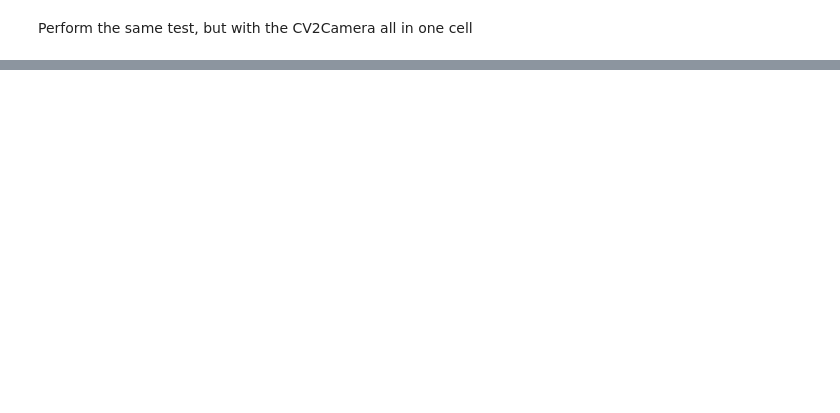
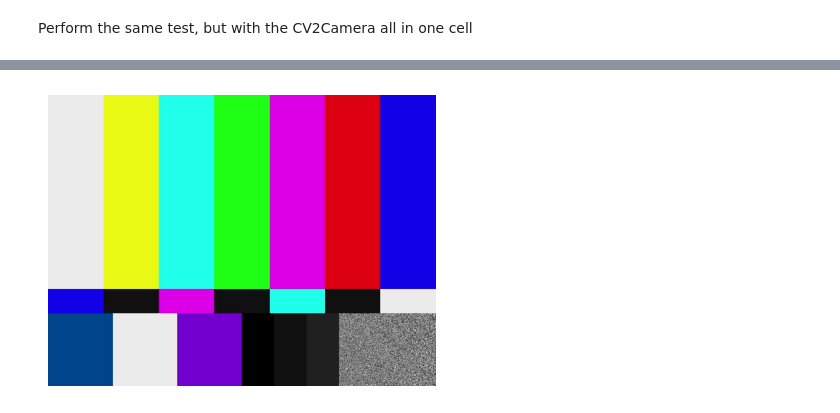
Before and after one commit to johnnewto/UAV, a Jupyter notebook: nbs/tutorials/mav_camera_walkthrough.ipynb, the cells around one changed output, grey strips where cells are left out. Cells and saved outputs as stored; diff of their text form; code cells hidden in the pictures; blank space fills up the shorter version.

Commit message:
refactoring and testing

```diff
--- a/nbs/tutorials/mav_camera_walkthrough.ipynb
+++ b/nbs/tutorials/mav_camera_walkthrough.ipynb
@@ -90,5 +87,5 @@ set_mav_connection CameraClient mavcom.py:107 self.mav_connection = <MAVCom>
 # %% [markdown]
 Add the camera server to the server mavlink connection
 # %%
-server.add_component(CameraServer(mav_type=mavutil.mavlink.MAV_TYPE_GCS, source_component=22, camera=cam_gst_1, debug=False))
+server.add_component(CameraServer(mav_type=mavlink.MAV_TYPE_CAMERA, source_component=mavlink.MAV_COMP_ID_CAMERA, camera=cam_gst_1))
 # %% [output]
@@ -104,9 +104,3 @@ True
 # %% [markdown]
 Set the target system and component for the camera client
 and request camera information, storage information, camera capture status, and camera settings
-# %%
-cam.set_target(222, 22)  # client set target to server
-cam.request_camera_information()
-cam.request_storage_information()
-cam.request_camera_capture_status()
-cam.request_camera_settings()
@@ -118,0 +107,12 @@ CAMERA_Client  CAMERA_SETTINGS {time_boot_ms : 386, mode_id : 0, zoomLevel : nan
+# %%
+%autoawait asyncio
+async def doit():
+    msg = await cam.request_message(mavlink.MAVLINK_MSG_ID_CAMERA_INFORMATION, target_system=222, target_component=mavlink.MAV_COMP_ID_CAMERA)
+    print (f"1 MAVLINK_MSG_ID_CAMERA_INFORMATION {msg }")
+    msg = await cam.request_message(mavlink.MAVLINK_MSG_ID_STORAGE_INFORMATION, target_system=222, target_component=mavlink.MAV_COMP_ID_CAMERA)
+    print (f"2 MAVLINK_MSG_ID_STORAGE_INFORMATION {msg }")
+    msg = await cam.request_message(mavlink.MAVLINK_MSG_ID_CAMERA_CAPTURE_STATUS, target_system=222, target_component=mavlink.MAV_COMP_ID_CAMERA)
+    print (f"3 MAVLINK_MSG_ID_CAMERA_CAPTURE_STATUS {msg }")
+    msg = await cam.request_message(mavlink.MAVLINK_MSG_ID_CAMERA_SETTINGS, target_system=222, target_component=mavlink.MAV_COMP_ID_CAMERA)
+    print (f"4 MAVLINK_MSG_ID_CAMERA_SETTINGS {msg }")
+await doit()
@@ -170,14 +145,19 @@ INFO   | uav.MAVCom      | 27.273 |  mavcom.py:441 | MainThread         | MAVCom
 # %% [markdown]
 Perform the same test, but with the CV2Camera all in one cell
 # %%
-from UAV.mavlink.camera import CameraClient, CameraServer, MAVCom, boot_time_str
-from UAV.mavlink.component import Component, mavutil, mavlink
-from UAV.camera.fake_cam import CV2Camera, GSTCamera, read_camera_dict_from_toml   # fake camera for testing
-from gstreamer import  GstPipeline
+from UAV.utils import show_image
+from UAV.logging import LogLevels
+
+from UAV.mavlink import CameraClient, CameraServer,  MAVCom, GimbalClient, GimbalServer, mavutil, mavlink
+from UAV.utils.general import boot_time_str, With, read_camera_dict_from_toml
+
+from UAV.camera import GSTCamera
+from gstreamer import GstPipeline, Gst, GstContext, GstPipes
 import gstreamer.utils as gst_utils
+import cv2
 import time
 from pathlib import Path
-import cv2
+import asyncio
 
 SINK_PIPELINE = gst_utils.to_gst_string([
             'udpsrc port=5000 ! application/x-rtp, media=(string)video, clock-rate=(int)90000, encoding-name=(string)H264, payload=(int)96',
@@ -193,35 +173,44 @@ config_path = Path("../../config")
 
 cam_uav = GSTCamera(camera_dict=read_camera_dict_from_toml(config_path / "test_camera_info.toml"))
 # cam_uav = CV2Camera(camera_dict=read_camera_dict_from_toml(config_path / "test_camera_info.toml"))
-with GstPipeline(SINK_PIPELINE) as rcv_pipeline:     # Create a Gstreamer pipeline to display the received video on fpsdisplaysink
-    with MAVCom(con1, source_system=111, debug=False) as client:
-        with MAVCom(con2, source_system=222, debug=False) as server:
-            cam_gcs:CameraClient = client.add_component(
-                CameraClient(mav_type=mavutil.mavlink.MAV_TYPE_GCS, source_component=11, debug=False))
-            server.add_component(CameraServer(mav_type=mavutil.mavlink.MAV_TYPE_CAMERA, source_component=22, camera=cam_uav, debug=False))
-            # server.add_component(CameraServer(mav_type=MAV_TYPE_CAMERA, source_component=22, camera=None, debug=False))
 
-            cam_gcs.wait_heartbeat(target_system=222, target_component=22, timeout=1)
-            time.sleep(0.1)
+async def doit ():
+    # with GstContext():  # GST main loop in thread
+    with GstContext(), GstPipeline(SINK_PIPELINE):     # Create a Gstreamer pipeline to display the received video on fpsdisplaysink
+        with MAVCom(con1, source_system=111) as client:
+            with MAVCom(con2, source_system=222) as server:
+                gcs = client.add_component(CameraClient(mav_type=mavlink.MAV_TYPE_GCS, source_component=11))
+                server.add_component(CameraServer(camera=cam_uav, source_component=mavlink.MAV_COMP_ID_CAMERA))
+                # server.add_component(CameraServer(mav_type=MAV_TYPE_CAMERA, source_component=22, camera=None, debug=False))
 
-            cam_gcs.set_target(222, 22) # client set target to server
-            cam_gcs.request_camera_information()
-            cam_gcs.request_storage_information()
-            cam_gcs.request_camera_capture_status()
-            cam_gcs.request_camera_information()
-            cam_gcs.request_camera_settings()
-            cam_gcs.image_start_capture(interval=0.1, count=10)
+                ret = await gcs.wait_heartbeat(remote_mav_type=mavlink.MAV_TYPE_CAMERA)
+                print(f"Heartbeat received {ret = }")
+                time.sleep(0.1)
+                msg = await gcs.request_message(mavlink.MAVLINK_MSG_ID_CAMERA_INFORMATION, target_system=222, target_component=mavlink.MAV_COMP_ID_CAMERA)
+                print (f"1 MAVLINK_MSG_ID_CAMERA_INFORMATION {msg }")
+                msg = await gcs.request_message(mavlink.MAVLINK_MSG_ID_STORAGE_INFORMATION, target_system=222, target_component=mavlink.MAV_COMP_ID_CAMERA)
+                print (f"2 MAVLINK_MSG_ID_STORAGE_INFORMATION {msg }")
+                msg = await gcs.request_message(mavlink.MAVLINK_MSG_ID_CAMERA_CAPTURE_STATUS, target_system=222, target_component=mavlink.MAV_COMP_ID_CAMERA)
+                print (f"3 MAVLINK_MSG_ID_CAMERA_CAPTURE_STATUS {msg }")
+                msg = await gcs.request_message(mavlink.MAVLINK_MSG_ID_CAMERA_SETTINGS, target_system=222, target_component=mavlink.MAV_COMP_ID_CAMERA)
+                print (f"4 MAVLINK_MSG_ID_CAMERA_SETTINGS {msg }")
 
-            while cam_uav.capture_thread.is_alive():
-                if cam_uav.last_image is not None:
-                    cv2.imshow('gst_src', cam_uav.last_image)
-                    cam_uav.last_image = None
-                cv2.waitKey(10)
+                ret = await gcs.image_start_capture(222, mavlink.MAV_COMP_ID_CAMERA, interval=0.2, count=5)
+                print(f"{ret = }")
 
-            start = time.time()
-            msg = cam_gcs.request_storage_information()
-            print (msg)
-            print(f"request_storage_information time : {1000*(time.time() - start) = } msec")
+                time.sleep(1)
+                for file in cam_uav.list_files():
+                    if file.endswith(".jpg"):
+                        img = cam_uav.load_image_from_memoryfs(file)
+                        print (f"{file = }, {img.shape = }")
 
-cv2.destroyAllWindows()
+                lastimg = img
+                show_image(lastimg, rgb2bgr=True)
+                # start = time.time()
+                msg = await gcs.request_message(mavlink.MAVLINK_MSG_ID_STORAGE_INFORMATION, target_system=222, target_component=mavlink.MAV_COMP_ID_CAMERA)
+                print(f"5 MAVLINK_MSG_ID_STORAGE_INFORMATION {msg}")
+                # time.sleep(5)
+
+
+await doit()
 # %% [output]
@@ -288,0 +272 @@ INFO   | pygst.GstPipeli | 36.260 | gst_tools.py:268 | MainThread         | GstP
+[figure, added]
```
Also changed, not shown: parts of 15 cells of this notebook, 26 other files.
